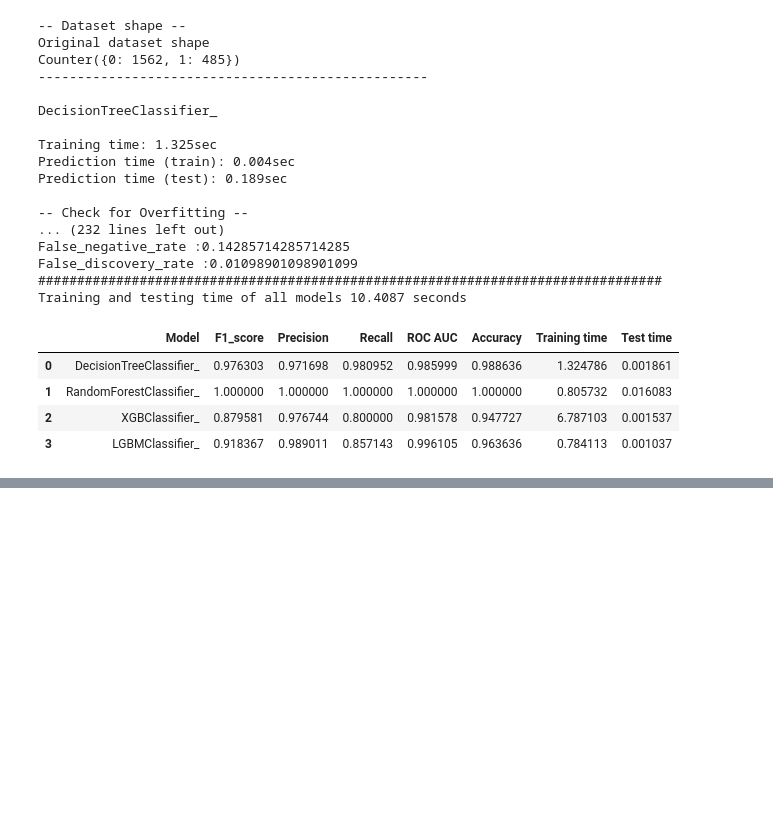
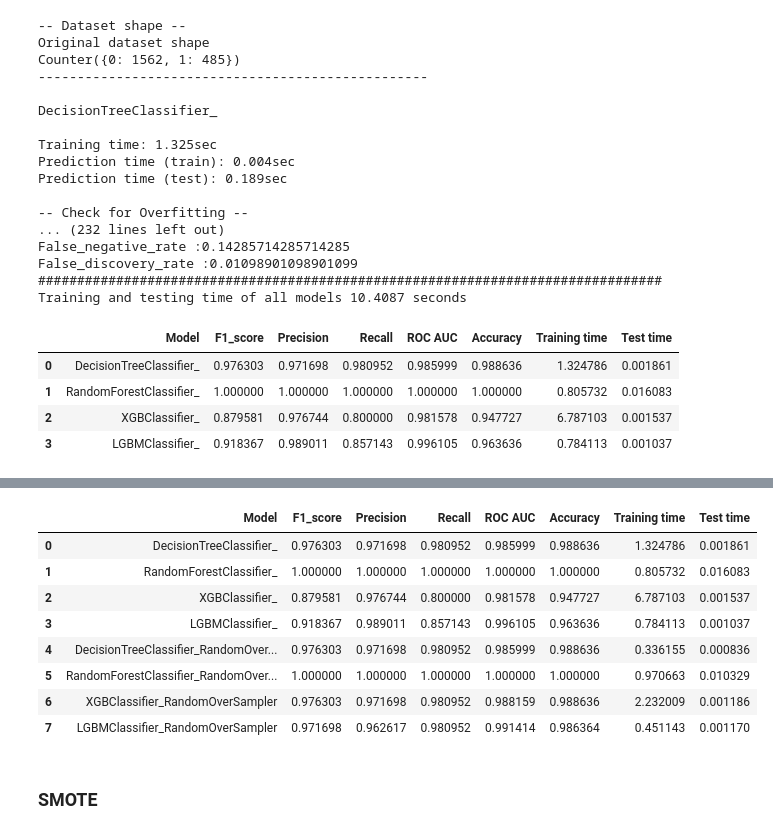
Before and after one commit to selfcontrol7/Korean_Voice_Phishing_Detection, a Jupyter notebook: Optimized_models/BT models for Korean Vishing.ipynb, the cells around one changed output, grey strips where cells are left out. Drawn from its saved outputs; the diff is of its cells as text; code cells hidden in the pictures; blank space fills up the shorter version.

```diff
--- a/Optimized_models/BT models for Korean Vishing.ipynb
+++ b/Optimized_models/BT models for Korean Vishing.ipynb
@@ -1422,0 +1438,5 @@ df_results
+# %%
+X_train, X_validation, X_test, y_train, y_validation, y_test = vectorize_dataset(train_set, test_set, val_set)
+
+#set the evaluation set for early stop models
+eval_set = [(X_validation, y_validation)]
@@ -1422,0 +1446,8 @@ df_results
+# %%
+from imblearn.over_sampling import RandomOverSampler
+
+# define RandomOverSampler strategy
+sampling = RandomOverSampler(random_state=42) #sampling_strategy='minority', sampling_strategy parameter is to balance the class to have 1:1 data samples
+
+# Train the models
+df_results = train_models_sampling(models, es_models, X_train, y_train, eval_set, X_test, y_test, sampling)
@@ -1422,0 +1472,15 @@ df_results
+# %%
+# Display the results
+df_results
+# %% [output]
+|  | Model | F1_score | Precision | Recall | ROC AUC | Accuracy | Training time | Test time |
+| 0 | DecisionTreeClassifier_ | 0.976303 | 0.971698 | 0.980952 | 0.985999 | 0.988636 | 1.324786 | 0.001861 |
+| 1 | RandomForestClassifier_ | 1.000000 | 1.000000 | 1.000000 | 1.000000 | 1.000000 | 0.805732 | 0.016083 |
+| 2 | XGBClassifier_ | 0.879581 | 0.976744 | 0.800000 | 0.981578 | 0.947727 | 6.787103 | 0.001537 |
+| 3 | LGBMClassifier_ | 0.918367 | 0.989011 | 0.857143 | 0.996105 | 0.963636 | 0.784113 | 0.001037 |
+| 4 | DecisionTreeClassifier_RandomOver... | 0.976303 | 0.971698 | 0.980952 | 0.985999 | 0.988636 | 0.336155 | 0.000836 |
+| 5 | RandomForestClassifier_RandomOver... | 1.000000 | 1.000000 | 1.000000 | 1.000000 | 1.000000 | 0.970663 | 0.010329 |
+| 6 | XGBClassifier_RandomOverSampler | 0.976303 | 0.971698 | 0.980952 | 0.988159 | 0.988636 | 2.232009 | 0.001186 |
+| 7 | LGBMClassifier_RandomOverSampler | 0.971698 | 0.962617 | 0.980952 | 0.991414 | 0.986364 | 0.451143 | 0.001170 |
+# %% [markdown]
+### SMOTE
```
Also changed, not shown: parts of 8 cells of this notebook.
